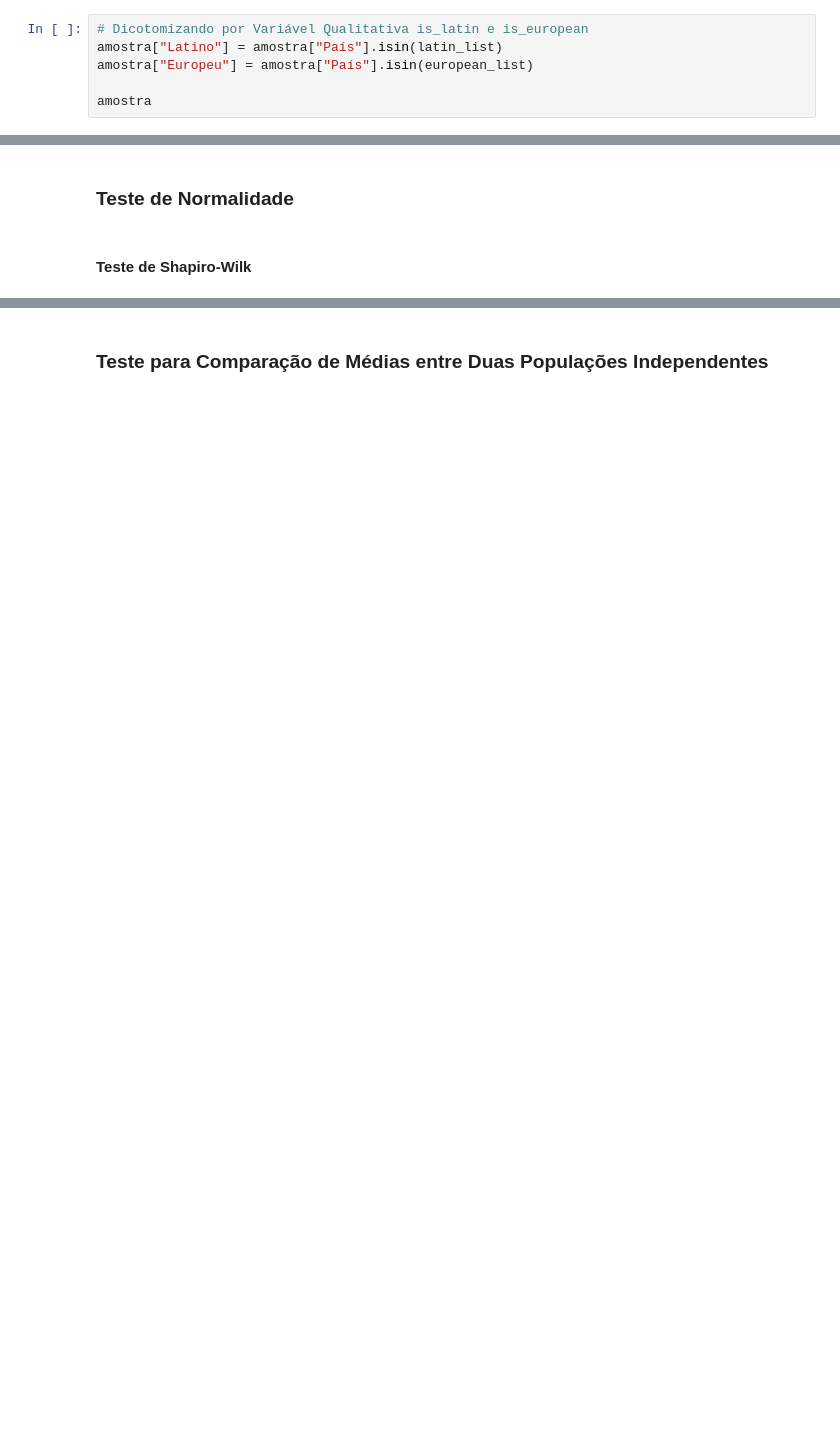
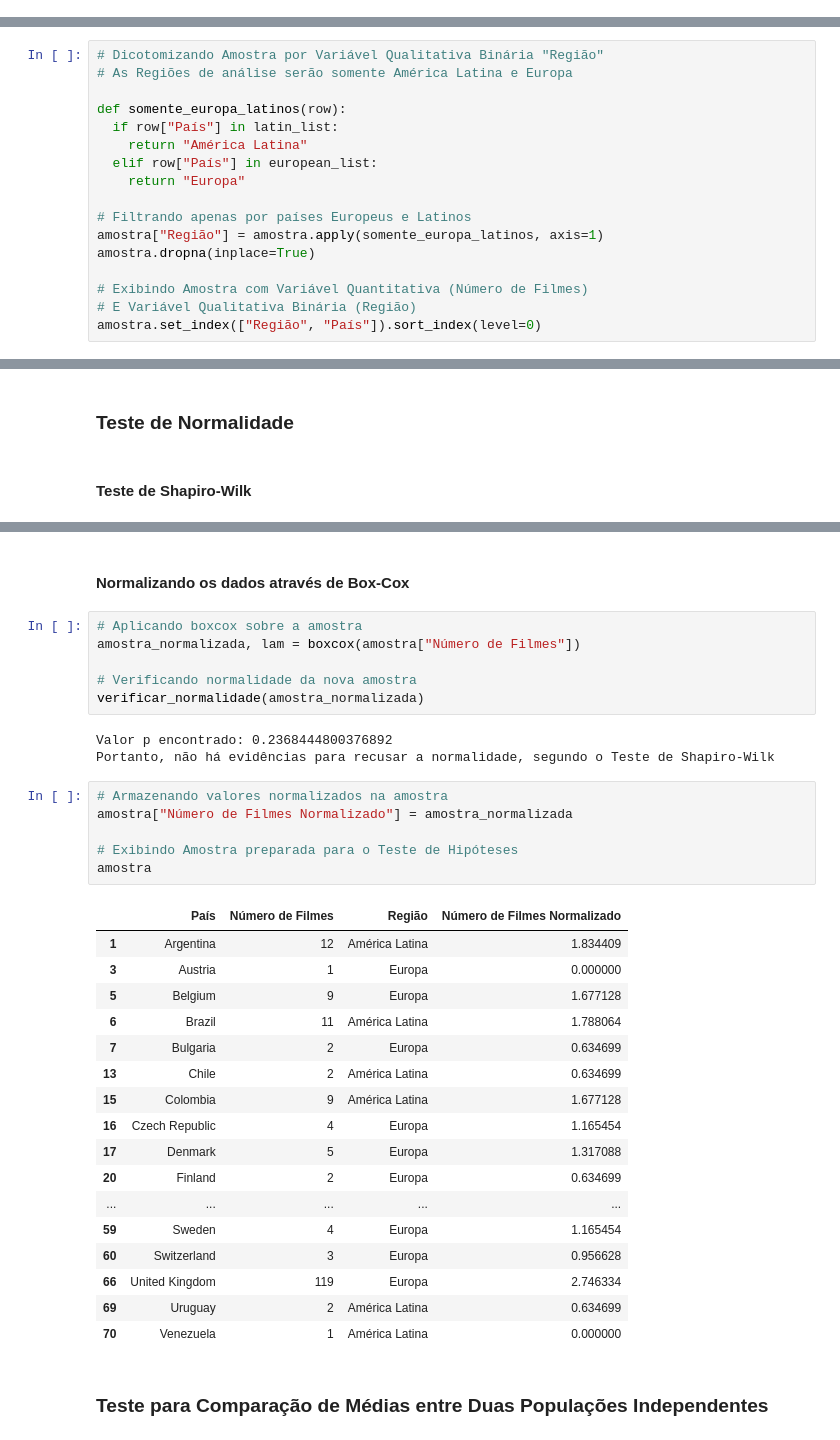
Before and after one commit to Cizika/netflix-analysis, a Jupyter notebook: Netflix.ipynb, the cells around one changed output, grey strips where cells are left out. Saved outputs shown, nothing was run; the diff lists cells and outputs as text; blank space fills up the shorter version.

Commit message:
Teste de normalidade Preparado

```diff
--- a/Netflix.ipynb
+++ b/Netflix.ipynb
@@ -156,9 +136,3 @@ amostra
 | 70 | Venezuela | 1 |
 | 71 | Vietnam | 2 |
 72 rows × 2 columns
-# %%
-# Dicotomizando por Variável Qualitativa is_latin e is_european
-amostra["Latino"] = amostra["País"].isin(latin_list)
-amostra["Europeu"] = amostra["País"].isin(european_list)
-
-amostra
@@ -178,0 +139,17 @@ amostra
+# %%
+# Dicotomizando Amostra por Variável Qualitativa Binária "Região"
+# As Regiões de análise serão somente América Latina e Europa
+
+def somente_europa_latinos(row):
+  if row["País"] in latin_list:
+    return "América Latina"
+  elif row["País"] in european_list:
+    return "Europa"
+
+# Filtrando apenas por países Europeus e Latinos
+amostra["Região"] = amostra.apply(somente_europa_latinos, axis=1)
+amostra.dropna(inplace=True)
+
+# Exibindo Amostra com Variável Quantitativa (Número de Filmes)
+# E Variável Qualitativa Binária (Região)
+amostra.set_index(["Região", "País"]).sort_index(level=0)
@@ -240,3 +240,38 @@ array([array([0.        , 1.77977753, 2.08920293, 0.        , 0.        ,
+# %% [markdown]
+#### Normalizando os dados através de Box-Cox
+# %%
+# Aplicando boxcox sobre a amostra
+amostra_normalizada, lam = boxcox(amostra["Número de Filmes"])
+
+# Verificando normalidade da nova amostra
+verificar_normalidade(amostra_normalizada)
+# %% [output]
+Valor p encontrado: 0.2368444800376892
+Portanto, não há evidências para recusar a normalidade, segundo o Teste de Shapiro-Wilk
+# %%
+# Armazenando valores normalizados na amostra
+amostra["Número de Filmes Normalizado"] = amostra_normalizada
+
+# Exibindo Amostra preparada para o Teste de Hipóteses
+amostra
+# %% [output]
+|  | País | Número de Filmes | Região | Número de Filmes Normalizado |
+| 1 | Argentina | 12 | América Latina | 1.834409 |
+| 3 | Austria | 1 | Europa | 0.000000 |
+| 5 | Belgium | 9 | Europa | 1.677128 |
+| 6 | Brazil | 11 | América Latina | 1.788064 |
+| 7 | Bulgaria | 2 | Europa | 0.634699 |
+| 13 | Chile | 2 | América Latina | 0.634699 |
+| 15 | Colombia | 9 | América Latina | 1.677128 |
+| 16 | Czech Republic | 4 | Europa | 1.165454 |
+| 17 | Denmark | 5 | Europa | 1.317088 |
+| 20 | Finland | 2 | Europa | 0.634699 |
+| ... | ... | ... | ... | ... |
+| 59 | Sweden | 4 | Europa | 1.165454 |
+| 60 | Switzerland | 3 | Europa | 0.956628 |
+| 66 | United Kingdom | 119 | Europa | 2.746334 |
+| 69 | Uruguay | 2 | América Latina | 0.634699 |
+| 70 | Venezuela | 1 | América Latina | 0.000000 |
 # %% [markdown]
 ### Teste para Comparação de Médias entre Duas Populações Independentes
 # %% [markdown]
```
Also changed, not shown: parts of 29 cells of this notebook.
